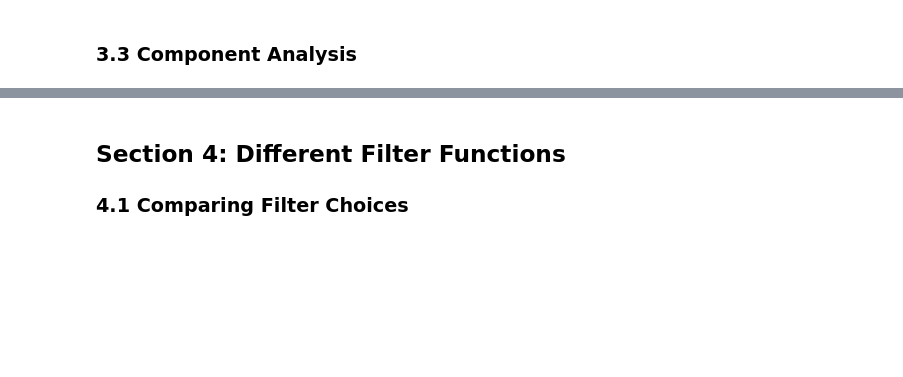
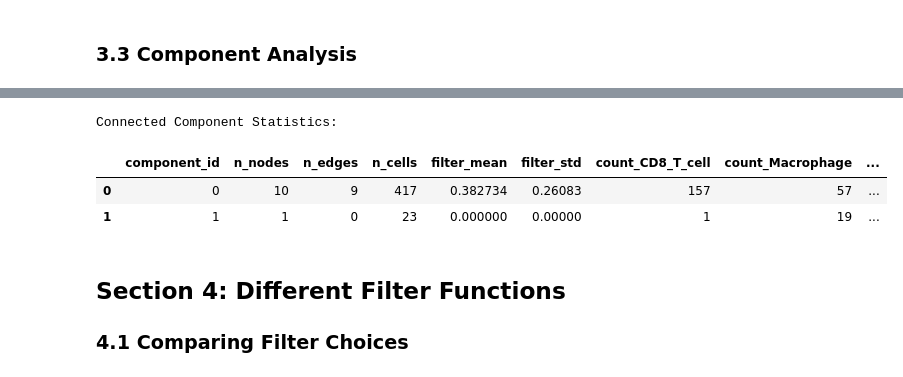
Before and after one commit to emcramer/spatialtissuepy, a Jupyter notebook: docs/tutorials/08_topology.ipynb, the cells around one changed output, grey strips where cells are left out. Drawn from its saved outputs; the diff is of its cells as text; code cells hidden in the pictures; blank space fills up the shorter version.

```diff
--- a/docs/tutorials/08_topology.ipynb
+++ b/docs/tutorials/08_topology.ipynb
@@ -284,13 +450,14 @@ else:
 # %%
 # Analyze connected components
-comp_stats = component_statistics(result, tissue)
+comp_stats = component_statistics(result)
 
 print("Connected Component Statistics:")
-for comp_id, stats in comp_stats.items():
-    print(f"\nComponent {comp_id}:")
-    print(f"  Nodes: {stats['n_nodes']}")
-    print(f"  Total cells: {stats['n_cells']}")
-    print(f"  Dominant type: {stats['dominant_type']}")
+comp_stats
+# %% [output]
+Connected Component Statistics:
+|  | component_id | n_nodes | n_edges | n_cells | filter_mean | filter_std | count_CD8_T_cell | count_Macrophage | ... |
+| 0 | 0 | 10 | 9 | 417 | 0.382734 | 0.26083 | 157 | 57 | ... |
+| 1 | 1 | 1 | 0 | 23 | 0.000000 | 0.00000 | 1 | 19 | ... |
 # %% [markdown]
 ## Section 4: Different Filter Functions
 
```
Also changed, not shown: parts of 15 cells of this notebook, 48 other files.
